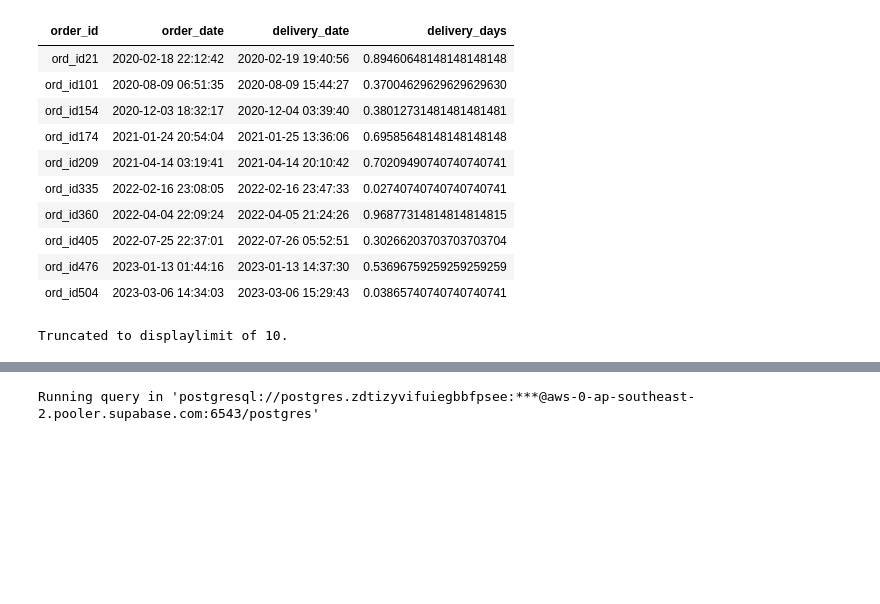
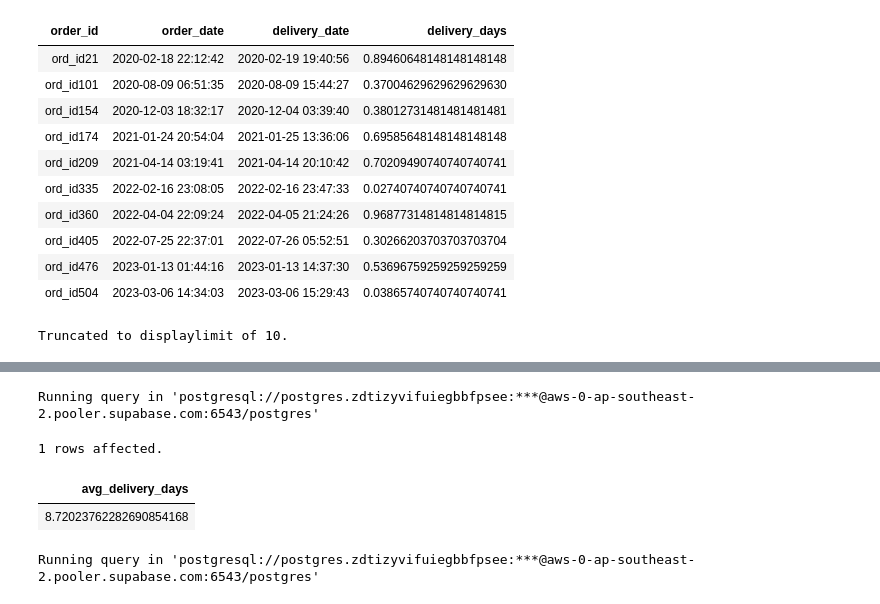
Before and after one commit to umesh-creates/sql_pandas_exercise_and_notes, a Jupyter notebook: retail_analysis exercise/date _and_time.ipynb, the cells around one changed output, grey strips where cells are left out. Drawn from its saved outputs; the diff is of its cells as text; code cells hidden in the pictures; blank space fills up the shorter version.

Commit message:
avg delivery time in days across all orders

```diff
--- a/retail_analysis exercise/date _and_time.ipynb
+++ b/retail_analysis exercise/date _and_time.ipynb
@@ -1883,3 +1893,12 @@ Truncated to displaylimit of 10.
+# %%
+%%sql
+SELECT AVG(EXTRACT(EPOCH FROM AGE(delivery_date, order_date)) / 86400) AS avg_delivery_days
+FROM retail_analysis.orders
+# %% [output]
+Running query in 'postgresql://postgres.zdtizyvifuiegbbfpsee:***@aws-0-ap-southeast-2.pooler.supabase.com:6543/postgres'
+1 rows affected.
+| avg_delivery_days |
+| 8.72023762282690854168 |
 # %%
 %%sql
 SELECT * FROM retail_analysis.orders
```
Also changed, not shown: parts of 1 cell of this notebook.
